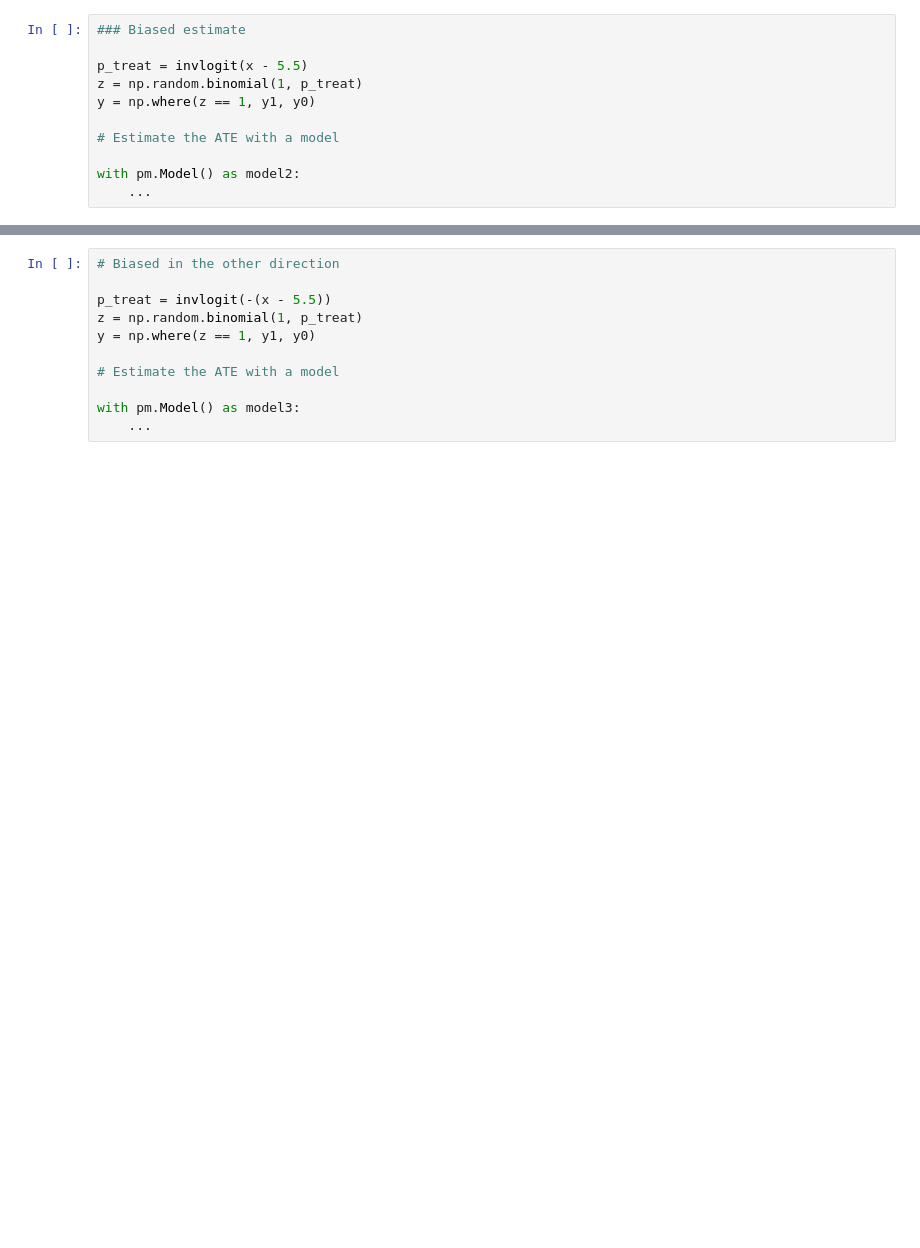
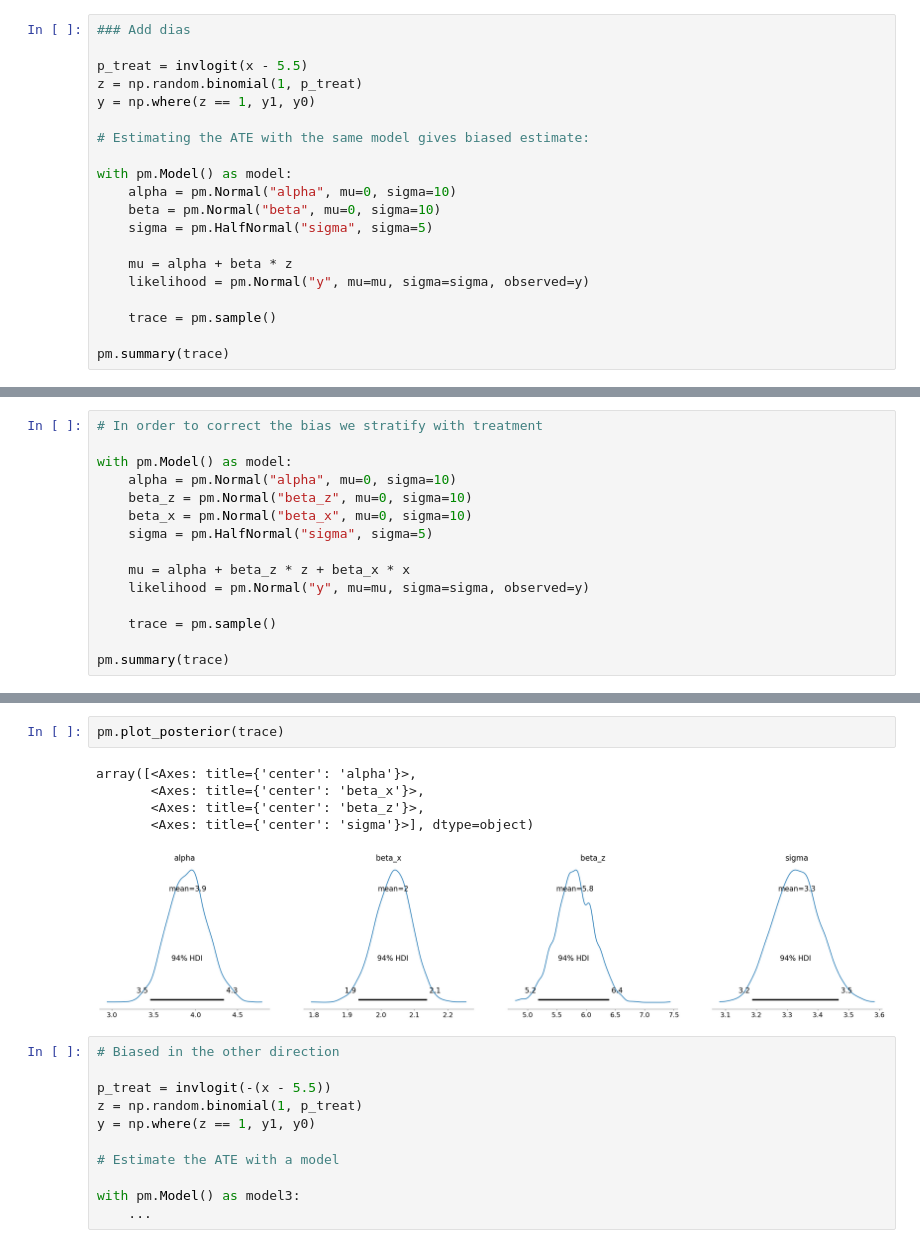
Before and after one commit to tarmojuristo/bayes2025, a Jupyter notebook: basketball.ipynb, the cells around one changed output, grey strips where cells are left out. Cells and saved outputs as stored; diff of their text form; blank space fills up the shorter version.

```diff
--- a/basketball.ipynb
+++ b/basketball.ipynb
@@ -57,11 +87,20 @@ trace.posterior.beta.plot.hist()
 # %%
-### Biased estimate
+### Add dias
 
 p_treat = invlogit(x - 5.5)
 z = np.random.binomial(1, p_treat)
 y = np.where(z == 1, y1, y0)
 
-# Estimate the ATE with a model
+# Estimating the ATE with the same model gives biased estimate:
 
-with pm.Model() as model2:
-    ...
+with pm.Model() as model:
+    alpha = pm.Normal("alpha", mu=0, sigma=10)
+    beta = pm.Normal("beta", mu=0, sigma=10)
+    sigma = pm.HalfNormal("sigma", sigma=5)
+
+    mu = alpha + beta * z
+    likelihood = pm.Normal("y", mu=mu, sigma=sigma, observed=y)
+
+    trace = pm.sample()
+
+pm.summary(trace)
@@ -69,0 +118,15 @@ with pm.Model() as model2:
+# %%
+# In order to correct the bias we stratify with treatment
+
+with pm.Model() as model:
+    alpha = pm.Normal("alpha", mu=0, sigma=10)
+    beta_z = pm.Normal("beta_z", mu=0, sigma=10)
+    beta_x = pm.Normal("beta_x", mu=0, sigma=10)
+    sigma = pm.HalfNormal("sigma", sigma=5)
+
+    mu = alpha + beta_z * z + beta_x * x
+    likelihood = pm.Normal("y", mu=mu, sigma=sigma, observed=y)
+
+    trace = pm.sample()
+
+pm.summary(trace)
@@ -70,3 +145,11 @@ with pm.Model() as model2:
+# %%
+pm.plot_posterior(trace)
+# %% [output]
+array([<Axes: title={'center': 'alpha'}>,
+       <Axes: title={'center': 'beta_x'}>,
+       <Axes: title={'center': 'beta_z'}>,
+       <Axes: title={'center': 'sigma'}>], dtype=object)
+[figure, added]
 # %%
 # Biased in the other direction
 
```
Also changed, not shown: parts of 15 cells of this notebook, 1 other file.
